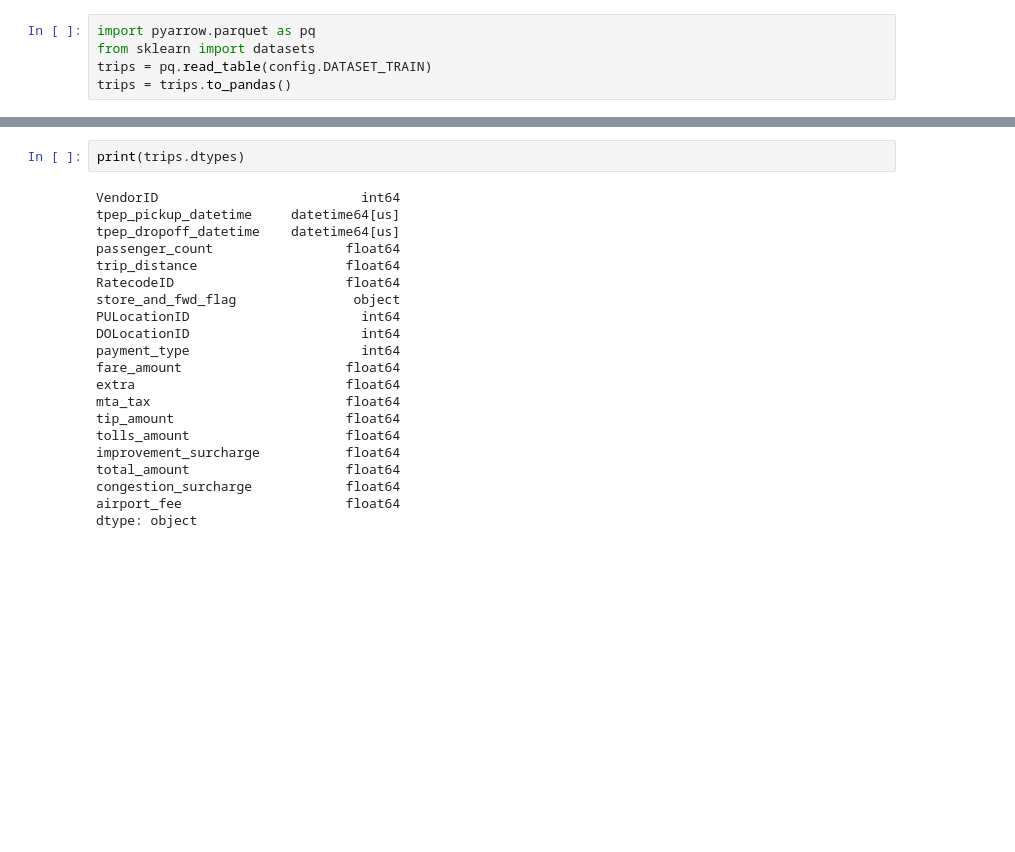
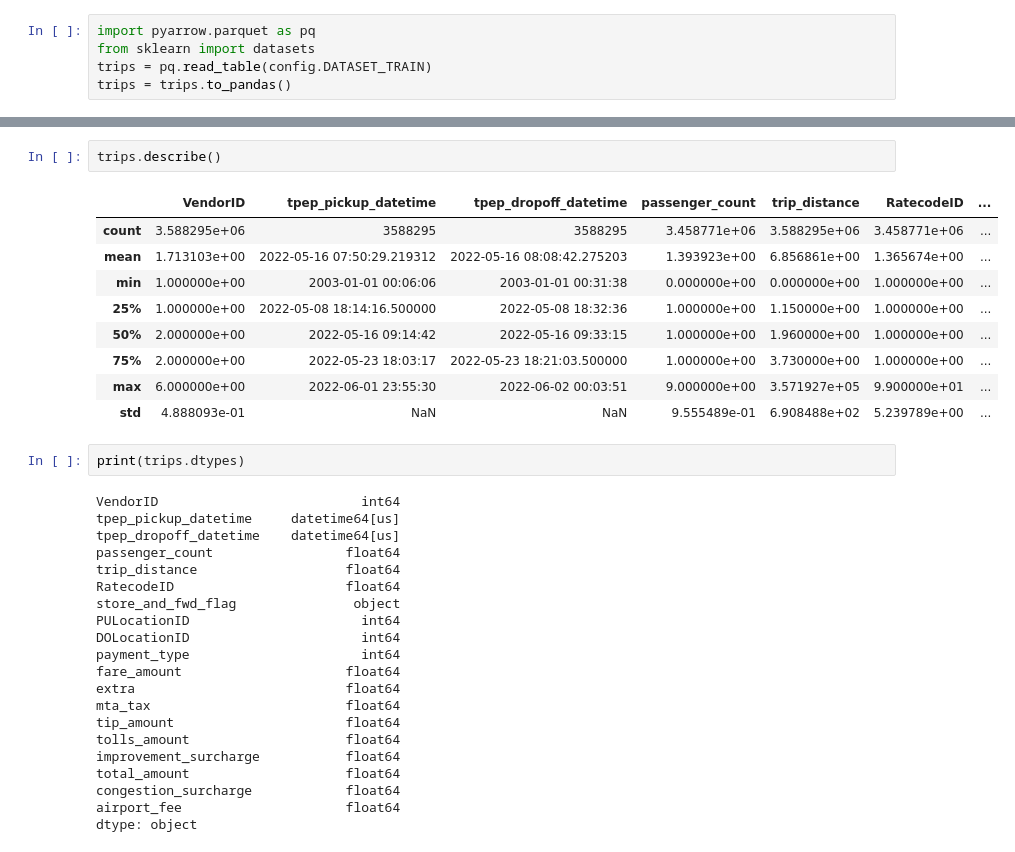
Before and after one commit to yulissateran/taxi-price-predictor, a Jupyter notebook: Taxi-Price-Predictor.ipynb, the cells around one changed output, grey strips where cells are left out. Saved outputs shown, nothing was run; the diff lists cells and outputs as text; blank space fills up the shorter version.

```diff
--- a/Taxi-Price-Predictor.ipynb
+++ b/Taxi-Price-Predictor.ipynb
@@ -37,3 +30,15 @@ std            7.452415e-01  3.434480e-01
+# %%
+trips.describe()
+# %% [output]
+|  | VendorID | tpep_pickup_datetime | tpep_dropoff_datetime | passenger_count | trip_distance | RatecodeID | ... |
+| count | 3.588295e+06 | 3588295 | 3588295 | 3.458771e+06 | 3.588295e+06 | 3.458771e+06 | ... |
+| mean | 1.713103e+00 | 2022-05-16 07:50:29.219312 | 2022-05-16 08:08:42.275203 | 1.393923e+00 | 6.856861e+00 | 1.365674e+00 | ... |
+| min | 1.000000e+00 | 2003-01-01 00:06:06 | 2003-01-01 00:31:38 | 0.000000e+00 | 0.000000e+00 | 1.000000e+00 | ... |
+| 25% | 1.000000e+00 | 2022-05-08 18:14:16.500000 | 2022-05-08 18:32:36 | 1.000000e+00 | 1.150000e+00 | 1.000000e+00 | ... |
+| 50% | 2.000000e+00 | 2022-05-16 09:14:42 | 2022-05-16 09:33:15 | 1.000000e+00 | 1.960000e+00 | 1.000000e+00 | ... |
+| 75% | 2.000000e+00 | 2022-05-23 18:03:17 | 2022-05-23 18:21:03.500000 | 1.000000e+00 | 3.730000e+00 | 1.000000e+00 | ... |
+| max | 6.000000e+00 | 2022-06-01 23:55:30 | 2022-06-02 00:03:51 | 9.000000e+00 | 3.571927e+05 | 9.900000e+01 | ... |
+| std | 4.888093e-01 | NaN | NaN | 9.555489e-01 | 6.908488e+02 | 5.239789e+00 | ... |
 # %%
 print(trips.dtypes)
 # %% [output]
```
Also changed, not shown: parts of 5 cells of this notebook.
